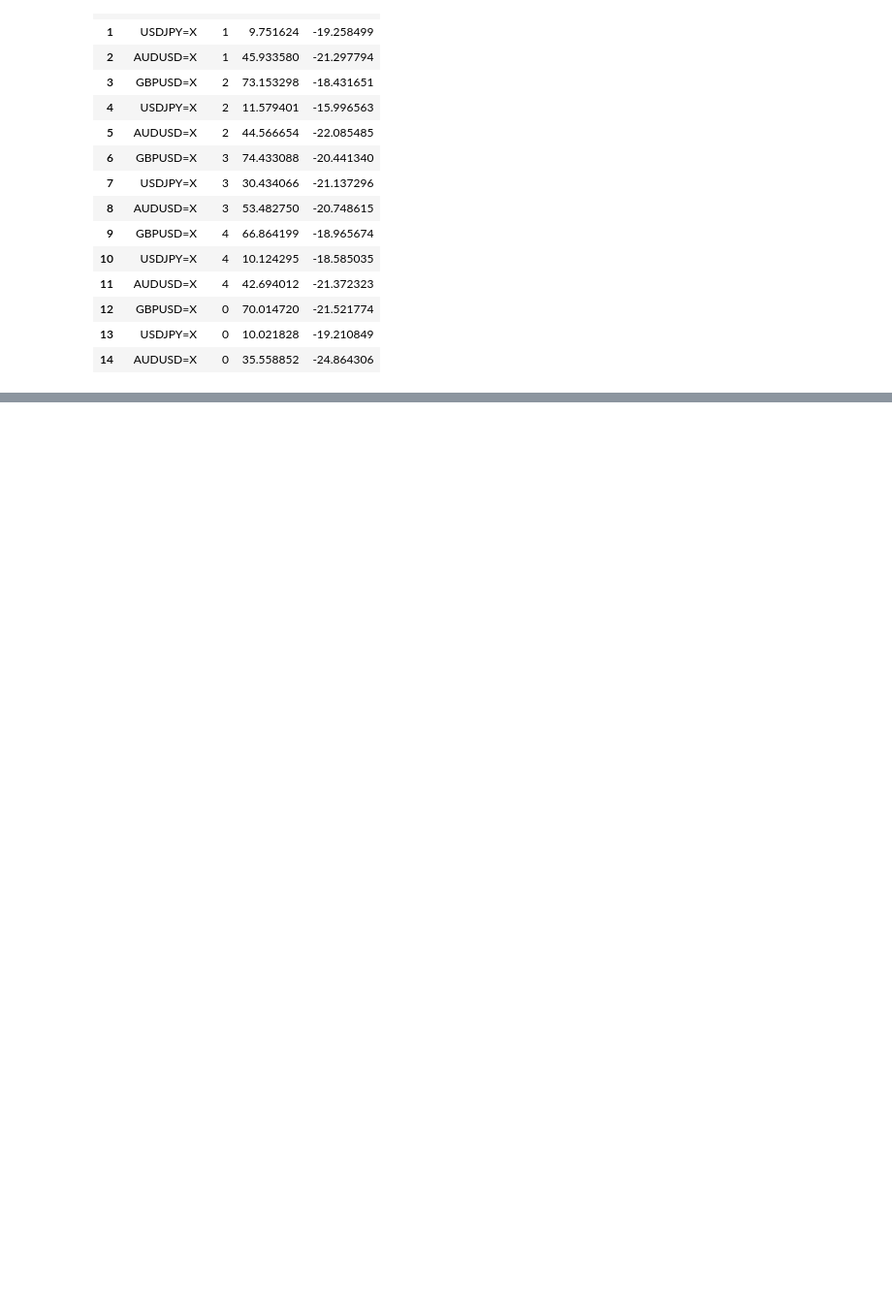
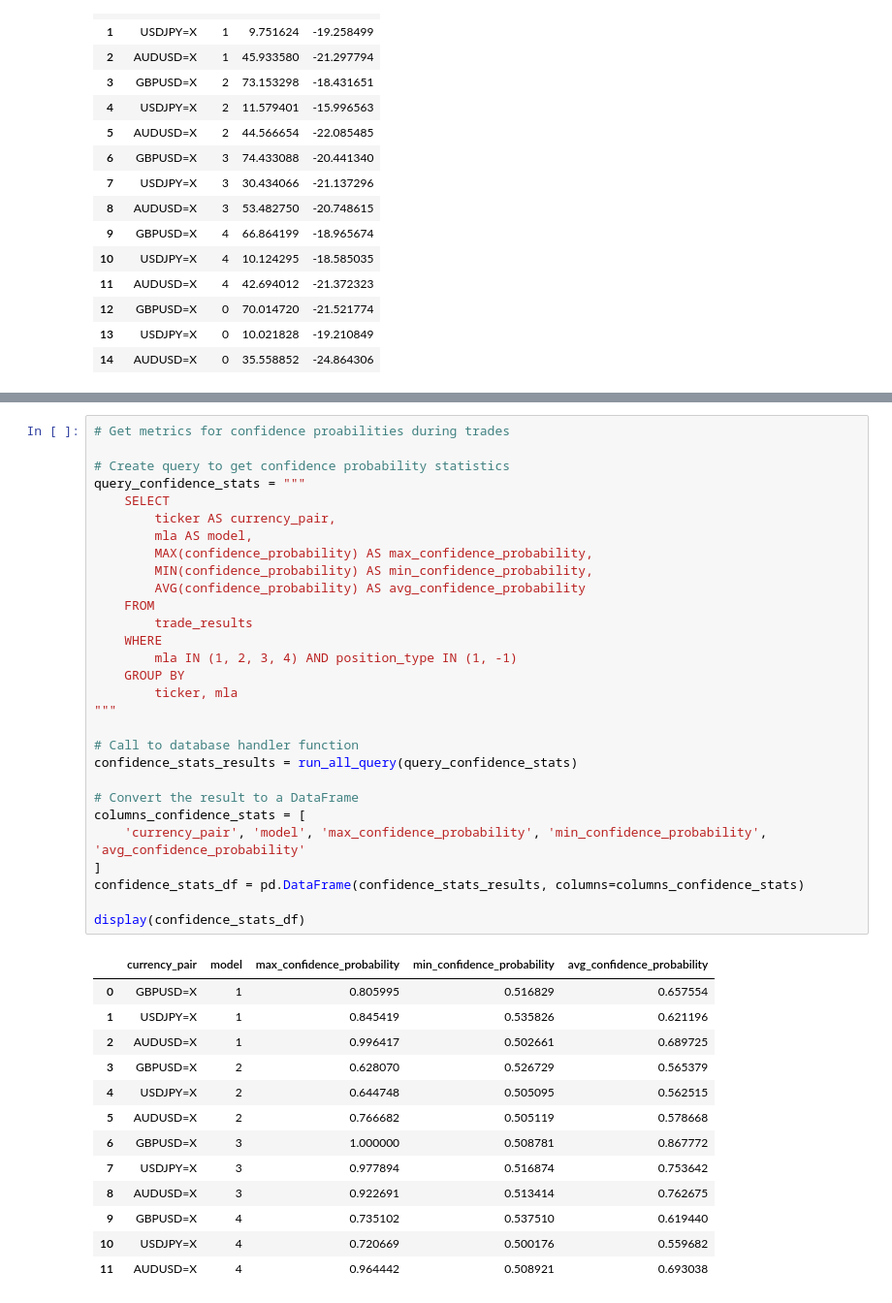
Before and after one commit to surajmannn/AITradingBot, a Jupyter notebook: results.ipynb, the cells around one changed output, grey strips where cells are left out. Shown at 97% size. Cells and saved outputs as stored; diff of their text form; blank space fills up the shorter version.

Commit message:
Added another performance data table in notebook.

```diff
--- a/results.ipynb
+++ b/results.ipynb
@@ -357,6 +357,49 @@ display(total_trades_with_stoploss_df)
 | 12 | GBPUSD=X | 0 | 12 | 14 | 12 |
 | 13 | USDJPY=X | 0 | 72 | 39 | 31 |
 | 14 | AUDUSD=X | 0 | 26 | 23 | 20 |
+# %%
+# Get metrics for confidence proabilities during trades
+
+# Create query to get confidence probability statistics
+query_confidence_stats = """
+    SELECT
+        ticker AS currency_pair,
+        mla AS model,
+        MAX(confidence_probability) AS max_confidence_probability,
+        MIN(confidence_probability) AS min_confidence_probability,
+        AVG(confidence_probability) AS avg_confidence_probability
+    FROM
+        trade_results
+    WHERE
+        mla IN (1, 2, 3, 4) AND position_type IN (1, -1)
+    GROUP BY
+        ticker, mla
+"""
+
+# Call to database handler function
+confidence_stats_results = run_all_query(query_confidence_stats)
+
+# Convert the result to a DataFrame
+columns_confidence_stats = [
+    'currency_pair', 'model', 'max_confidence_probability', 'min_confidence_probability', 'avg_confidence_probability'
+]
+confidence_stats_df = pd.DataFrame(confidence_stats_results, columns=columns_confidence_stats)
+
+display(confidence_stats_df)
+# %% [output]
+|  | currency_pair | model | max_confidence_probability | min_confidence_probability | avg_confidence_probability |
+| 0 | GBPUSD=X | 1 | 0.805995 | 0.516829 | 0.657554 |
+| 1 | USDJPY=X | 1 | 0.845419 | 0.535826 | 0.621196 |
+| 2 | AUDUSD=X | 1 | 0.996417 | 0.502661 | 0.689725 |
+| 3 | GBPUSD=X | 2 | 0.628070 | 0.526729 | 0.565379 |
+| 4 | USDJPY=X | 2 | 0.644748 | 0.505095 | 0.562515 |
+| 5 | AUDUSD=X | 2 | 0.766682 | 0.505119 | 0.578668 |
+| 6 | GBPUSD=X | 3 | 1.000000 | 0.508781 | 0.867772 |
+| 7 | USDJPY=X | 3 | 0.977894 | 0.516874 | 0.753642 |
+| 8 | AUDUSD=X | 3 | 0.922691 | 0.513414 | 0.762675 |
+| 9 | GBPUSD=X | 4 | 0.735102 | 0.537510 | 0.619440 |
+| 10 | USDJPY=X | 4 | 0.720669 | 0.500176 | 0.559682 |
+| 11 | AUDUSD=X | 4 | 0.964442 | 0.508921 | 0.693038 |
 # %%
 # Get metrics for machine learning algorithms
 
```
Also changed, not shown: parts of 2 cells of this notebook.
